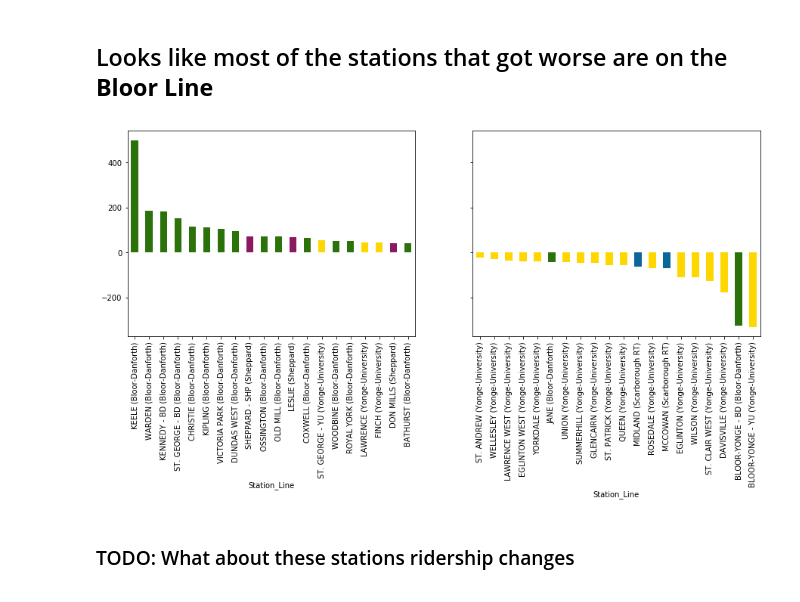
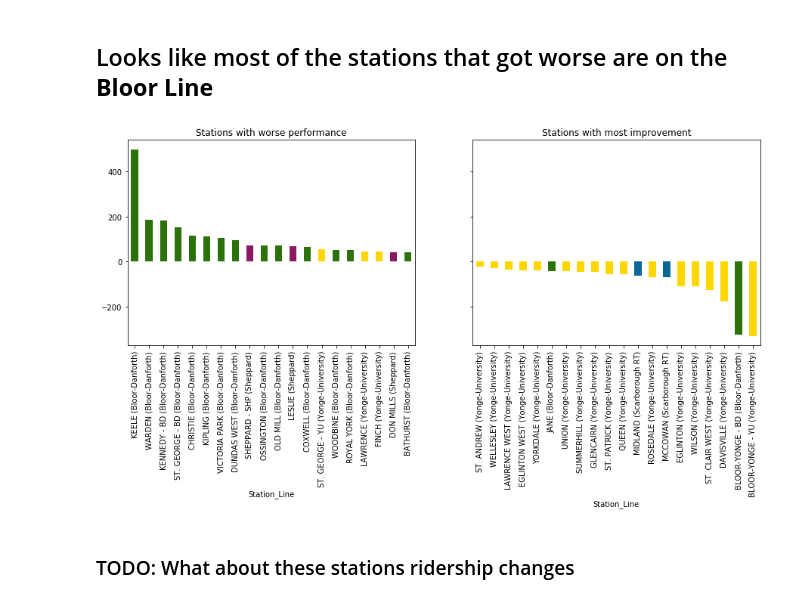
Before and after one commit to cllopes/scs-3250-tcc, a Jupyter notebook: Cindy/3_Stations.ipynb, the cells around one changed output. Saved outputs shown, nothing was run; the diff lists cells and outputs as text; code cells hidden in the pictures.

```diff
--- a/Cindy/3_Stations.ipynb
+++ b/Cindy/3_Stations.ipynb
@@ -282,15 +280,15 @@ station_improvement = year_size.sort_values(by='Delay Diff')[:20][::-1]['Delay D
 # %%
 fig, ax = plt.subplots(1,2, figsize=[15,5], sharey = True)
 
 degradation_colors = createColorsForGraph(station_degradation)
-station_degradation.plot.bar(color = degradation_colors, ax=ax[0])
+station_degradation.plot.bar(color = degradation_colors, ax=ax[0], title='Stations with worse performance')
 
 improvement_colors = createColorsForGraph(station_improvement)
-station_improvement.plot.bar(color = improvement_colors, ax=ax[1])
+station_improvement.plot.bar(color = improvement_colors, ax=ax[1], title='Stations with most improvement')
 
 plt.show()
 # %% [output]
-[figure, old version]
+[figure, new version]
 # %% [markdown]
 ### TODO: What about these stations ridership changes
 # %%
```
Also changed, not shown: parts of 34 cells of this notebook, 2 other files.
